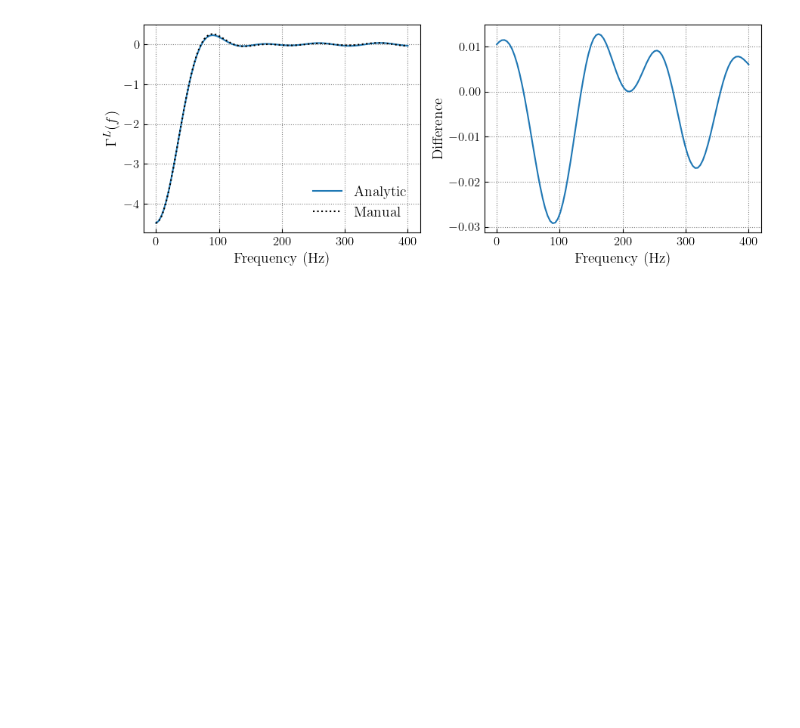
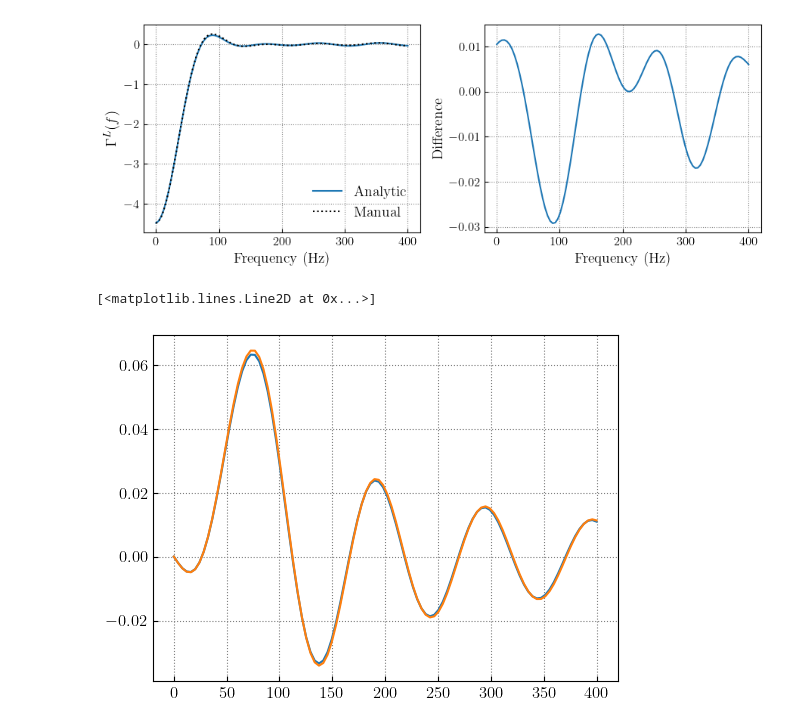
Before and after one commit to tcallister/stochastic-birefringence, a Jupyter notebook: code/manual_orf_calculation.ipynb, the cells around one changed output. Drawn from its saved outputs; the diff is of its cells as text; code cells hidden in the pictures; blank space fills up the shorter version.

Commit message:
Renaming manual_orf.py, implementing generic baseline class and orf calculation

```diff
--- a/code/manual_orf_calculation.ipynb
+++ b/code/manual_orf_calculation.ipynb
@@ -338,3 +338,49 @@ plt.show()
 # %% [output]
 [figure]
 [figure]
+# %%
+r1 = H1.pos()/np.sqrt(H1.pos()@H1.pos())
+r2 = L1.pos()/np.sqrt(L1.pos()@L1.pos())
+
+manual_beta = np.arccos(r1@r2)
+
+r1_cross_r2 = np.cross(r1,r2)
+r1_cross_r2 /= np.sqrt(r1_cross_r2@r1_cross_r2)
+r1_gc = np.cross(r1_cross_r2,r1)
+r2_gc = np.cross(r1_cross_r2,r2)
+
+H1_bisector = (H1.xArm()+H1.yArm())/np.sqrt(2)
+H1_bisector_a = H1_bisector@r1_gc
+H1_bisector_b = H1_bisector@r1_cross_r2
+sig1 = np.arctan2(H1_bisector_b,H1_bisector_a)
+
+L1_bisector = (L1.xArm()+L1.yArm())/np.sqrt(2)
+L1_bisector_a = L1_bisector@r2_gc
+L1_bisector_b = L1_bisector@r1_cross_r2
+sig2 = np.arctan2(L1_bisector_b,L1_bisector_a)
+
+manual_Delta = (sig1+sig2)/2
+manual_delta = (sig1-sig2)/2
+# %%
+bessel_arg = 4.*np.pi*frequencies*R_earth/c*np.sin(manual_beta/2)
+j0 = spherical_jn(0,bessel_arg)
+j1 = spherical_jn(1,bessel_arg)
+j2 = spherical_jn(2,bessel_arg)
+j3 = spherical_jn(3,bessel_arg)
+j4 = spherical_jn(4,bessel_arg)
+
+Theta1 = np.cos(manual_beta/2)**4*(j0 + 5.*j2/7. + 3.*j4/112.)
+Theta2 = (-3.*j0/8. + 45.*j2/56. - 169.*j4/896.) \
+            + (j0/2. - 5.*j2/7. - 27.*j4/224.)*np.cos(manual_beta) \
+            + (-j0/8. - 5.*j2/56. - 3.*j4/896.)*np.cos(2.*manual_beta)
+Theta3 = -np.sin(manual_beta/2.)*((-j1 + 7.*j3/8.) + (j1 + 3.*j3/8.)*np.cos(manual_beta))
+
+manual_gammaI = Theta1*np.cos(4*manual_delta) + Theta2*np.cos(4*manual_Delta)
+manual_gammaV = Theta3*np.sin(4.*manual_Delta)
+# %%
+fig,ax = plt.subplots()
+ax.plot(frequencies,manual_gammaV)
+ax.plot(frequencies,gammaV)
+# %% [output]
+[<matplotlib.lines.Line2D at 0x...>]
+[figure, added]
```
Also changed, not shown: 1 other file.
